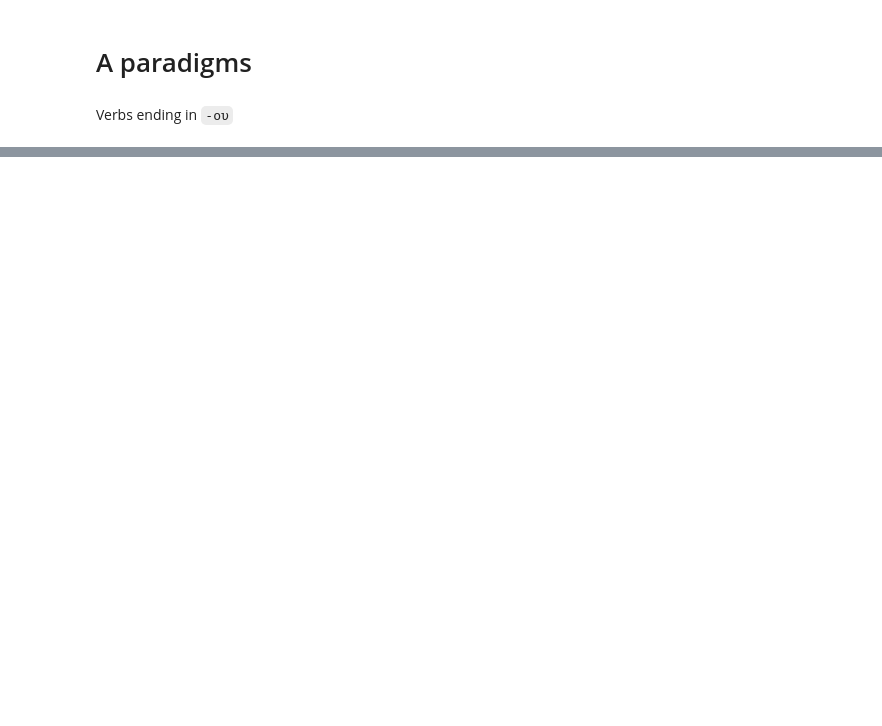
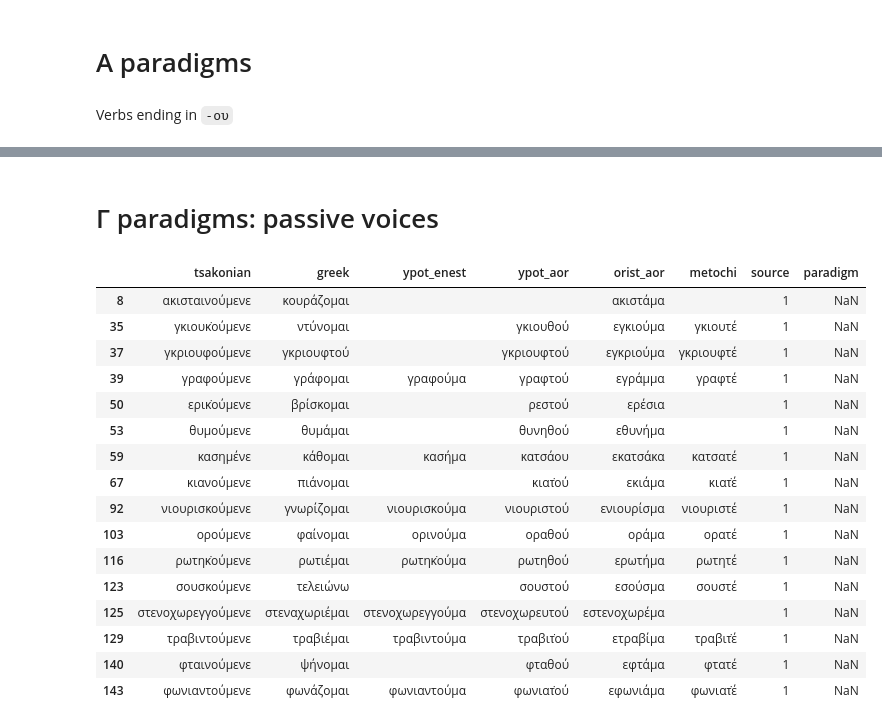
Before and after one commit to jgchaparro/TsakonianDB, a Jupyter notebook: TsakonianDB/grammar/verb_paradigm_extractor.ipynb, the cells around one changed output, grey strips where cells are left out. Cells and saved outputs as stored; diff of their text form; code cells hidden in the pictures; blank space fills up the shorter version.

Commit message:
Adding verb paradigms

```diff
--- a/TsakonianDB/grammar/verb_paradigm_extractor.ipynb
+++ b/TsakonianDB/grammar/verb_paradigm_extractor.ipynb
@@ -297,0 +326,13 @@ display(df[mask])
+# %%
+# Β2
+ending = 'ού'
+aoristos_ending = 'ήκα'
+paradigm = 'Β2'
+
+add = True
+mask = (df['tsakonian'].str.endswith(ending) &
+        df['orist_aor'].str.endswith(aoristos_ending))
+
+if add:
+    df.loc[mask, 'paradigm'] = paradigm
+display(df[mask])
@@ -297,0 +354,13 @@ display(df[mask])
+# %%
+# Β3
+ending = 'ού'
+aoristos_ending = 'έκα'
+paradigm = 'Β3'
+
+add = True
+mask = (df['tsakonian'].str.endswith(ending) &
+        df['orist_aor'].str.endswith(aoristos_ending))
+
+if add:
+    df.loc[mask, 'paradigm'] = paradigm
+display(df[mask])
@@ -297,0 +374,31 @@ display(df[mask])
+# %% [markdown]
+# Γ paradigms: passive voices
+# %%
+# Γ
+ending = 'ε'
+paradigm = 'Γ'
+
+add = False
+mask = (df['tsakonian'].str.endswith(ending))
+
+if add:
+    df.loc[mask, 'paradigm'] = paradigm
+display(df[mask])
+# %% [output]
+|  | tsakonian | greek | ypot_enest | ypot_aor | orist_aor | metochi | source | paradigm |
+| 8 | ακισταινούμενε | κουράζομαι |  |  | ακιστάμα |  | 1 | NaN |
+| 35 | γκιουκ̇ούμενε | ντύνομαι |  | γκιουθού | εγκιούμα | γκιουτέ | 1 | NaN |
+| 37 | γκριουφούμενε | γκριουφτού |  | γκριουφτού | εγκριούμα | γκριουφτέ | 1 | NaN |
+| 39 | γραφούμενε | γράφομαι | γραφούμα | γραφτού | εγράμμα | γραφτέ | 1 | NaN |
+| 50 | ερικ̇ούμενε | βρίσκομαι |  | ρεστού | ερέσια |  | 1 | NaN |
+| 53 | θυμούμενε | θυμάμαι |  | θυνηθού | εθυνήμα |  | 1 | NaN |
+| 59 | κασημένε | κάθομαι | κασήμα | κατσάου | εκατσάκα | κατσατέ | 1 | NaN |
+| 67 | κιανούμενε | πιάνομαι |  | κιατ̇ού | εκιάμα | κιατ̇έ | 1 | NaN |
+| 92 | νιουρισκούμενε | γνωρίζομαι | νιουρισκούμα | νιουριστού | ενιουρίσμα | νιουριστέ | 1 | NaN |
+| 103 | ορούμενε | φαίνομαι | ορινούμα | οραθού | οράμα | ορατέ | 1 | NaN |
+| 116 | ρωτηκ̇ούμενε | ρωτιέμαι | ρωτηκ̇ούμα | ρωτηθού | ερωτήμα | ρωτητέ | 1 | NaN |
+| 123 | σουσκούμενε | τελειώνω |  | σουστού | εσούσμα | σουστέ | 1 | NaN |
+| 125 | στενοχωρεγγούμενε | στεναχωριέμαι | στενοχωρεγγούμα | στενοχωρευτού | εστενοχωρέμα |  | 1 | NaN |
+| 129 | τραβιντούμενε | τραβιέμαι | τραβιντούμα | τραβιτ̇ού | ετραβίμα | τραβιτ̇έ | 1 | NaN |
+| 140 | φταινούμενε | ψήνομαι |  | φταθού | εφτάμα | φτατέ | 1 | NaN |
+| 143 | φωνιαντούμενε | φωνάζομαι | φωνιαντούμα | φωνιατ̇ού | εφωνιάμα | φωνιατ̇έ | 1 | NaN |
```
Also changed, not shown: parts of 20 cells of this notebook, 9 other files.
